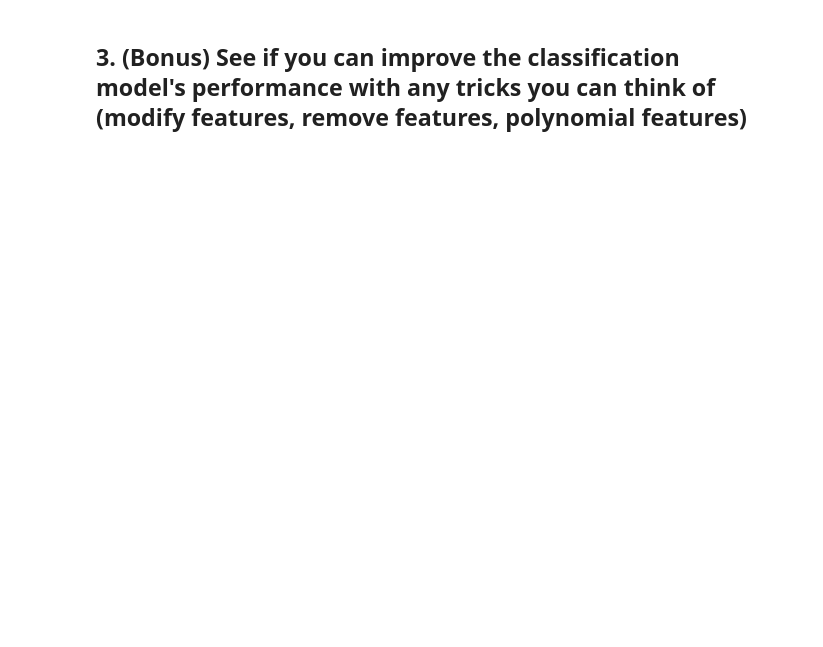
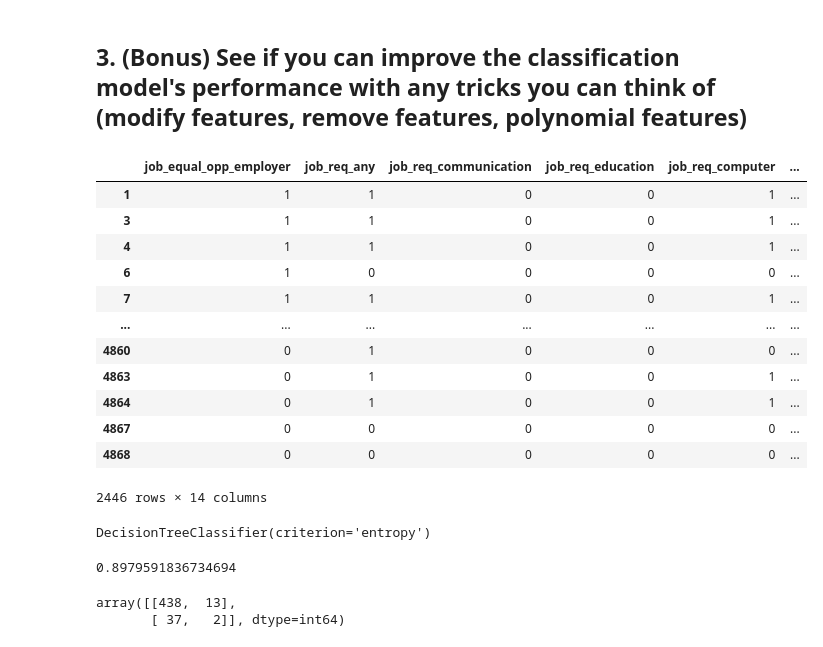
Before and after one commit to rmjollie/mlnn-personal, a Jupyter notebook: 05/asnmt5.ipynb, the cells around one changed output. Drawn from its saved outputs; the diff is of its cells as text; code cells hidden in the pictures; blank space fills up the shorter version.

```diff
--- a/05/asnmt5.ipynb
+++ b/05/asnmt5.ipynb
@@ -17,2 +124,23 @@
 # %% [markdown]
 ## 3. (Bonus) See if you can improve the classification model's performance with any tricks you can think of (modify features, remove features, polynomial features)
+# %%
+# there doesn't seem to be much of a benefit to dropping any columns (though admittedly I did not try every combination)
+drop_columns = [
+                'has_email_address','honors','volunteer','military'
+                ]
+resume_new = resume.copy().drop(drop_columns, axis=1)
+resume_new
+# %% [output]
+|  | job_equal_opp_employer | job_req_any | job_req_communication | job_req_education | job_req_computer | ... |
+| 1 | 1 | 1 | 0 | 0 | 1 | ... |
+| 3 | 1 | 1 | 0 | 0 | 1 | ... |
+| 4 | 1 | 1 | 0 | 0 | 1 | ... |
+| 6 | 1 | 0 | 0 | 0 | 0 | ... |
+| 7 | 1 | 1 | 0 | 0 | 1 | ... |
+| ... | ... | ... | ... | ... | ... | ... |
+| 4860 | 0 | 1 | 0 | 0 | 0 | ... |
+| 4863 | 0 | 1 | 0 | 0 | 1 | ... |
+| 4864 | 0 | 1 | 0 | 0 | 1 | ... |
+| 4867 | 0 | 0 | 0 | 0 | 0 | ... |
+| 4868 | 0 | 0 | 0 | 0 | 0 | ... |
+2446 rows × 14 columns
@@ -18,0 +149,5 @@
+# %%
+new_model = DecisionTreeClassifier(criterion='entropy')
+new_model.fit(newx_train,newy_train)
+# %% [output]
+DecisionTreeClassifier(criterion='entropy')
@@ -18,0 +156,11 @@
+# %%
+#Accuracy
+accuracy_score(newy_test, predict_new)
+# %% [output]
+0.8979591836734694
+# %%
+#Confusion Matrix
+confusion_matrix(newy_test, predict_new)
+# %% [output]
+array([[438,  13],
+       [ 37,   2]], dtype=int64)
```
Also changed, not shown: parts of 20 cells of this notebook, 4 other files.
